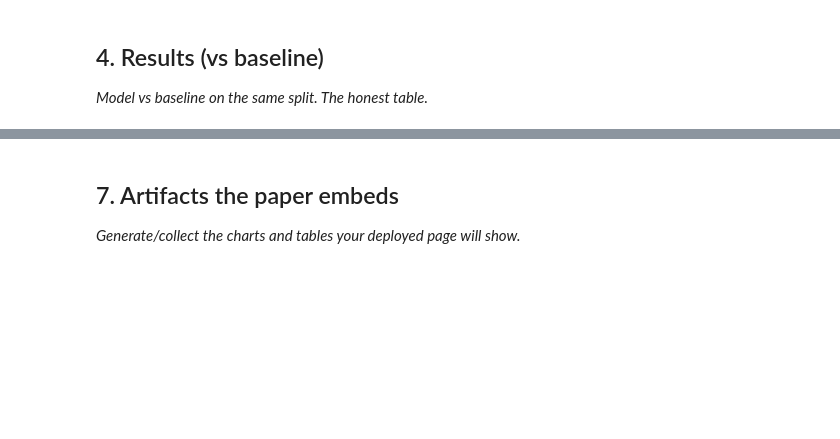
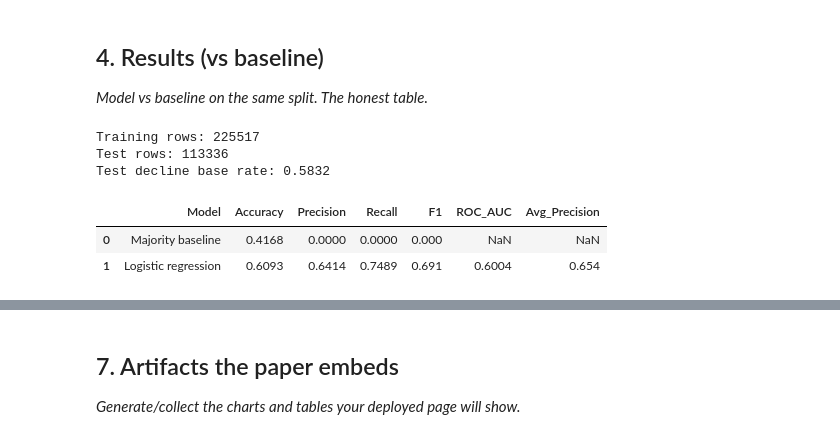
Before and after one commit to Jaivarshini-06/flyrank-ml-internship-jaivarshini, a Jupyter notebook: work/notebooks/capstone.ipynb, the cells around one changed output, grey strips where cells are left out. Drawn from its saved outputs; the diff is of its cells as text; code cells hidden in the pictures; blank space fills up the shorter version.

```diff
--- a/work/notebooks/capstone.ipynb
+++ b/work/notebooks/capstone.ipynb
@@ -250,3 +433,72 @@ First 3 rows:
 ## 4. Results (vs baseline)
 
 *Model vs baseline on the same split. The honest table.*
+# %%
+from sklearn.compose import ColumnTransformer
+from sklearn.pipeline import make_pipeline
+from sklearn.impute import SimpleImputer
+from sklearn.preprocessing import StandardScaler
+from sklearn.linear_model import LogisticRegression
+from sklearn.metrics import (
+    accuracy_score, precision_score, recall_score,
+    f1_score, roc_auc_score, average_precision_score
+)
+import pandas as pd
+import numpy as np
+
+# Features available in the current month only
+features = [
+    "current_impressions",
+    "current_clicks",
+    "current_position",
+    "current_available_days",
+]
+
+train = model_data[model_data["feature_month"].isin(["2026-03", "2026-04"])].copy()
+test = model_data[model_data["feature_month"] == "2026-05"].copy()
+
+X_train, y_train = train[features], train["decline_next_month"]
+X_test, y_test = test[features], test["decline_next_month"]
+
+model = make_pipeline(
+    SimpleImputer(strategy="median"),
+    StandardScaler(),
+    LogisticRegression(max_iter=500, class_weight="balanced", random_state=42)
+)
+model.fit(X_train, y_train)
+
+probs = model.predict_proba(X_test)[:, 1]
+preds = (probs >= 0.5).astype(int)
+
+# Majority-class baseline
+majority_pred = np.full(len(y_test), int(y_train.mean() >= 0.5))
+
+def metrics(name, actual, predicted, score=None):
+    result = {
+        "Model": name,
+        "Accuracy": accuracy_score(actual, predicted),
+        "Precision": precision_score(actual, predicted, zero_division=0),
+        "Recall": recall_score(actual, predicted, zero_division=0),
+        "F1": f1_score(actual, predicted, zero_division=0),
+    }
+    if score is not None:
+        result["ROC_AUC"] = roc_auc_score(actual, score)
+        result["Avg_Precision"] = average_precision_score(actual, score)
+    return result
+
+results = pd.DataFrame([
+    metrics("Majority baseline", y_test, majority_pred),
+    metrics("Logistic regression", y_test, preds, probs),
+])
+
+print("Training rows:", len(train))
+print("Test rows:", len(test))
+print("Test decline base rate:", round(y_test.mean(), 4))
+display(results.round(4))
+# %% [output]
+Training rows: 225517
+Test rows: 113336
+Test decline base rate: 0.5832
+|  | Model | Accuracy | Precision | Recall | F1 | ROC_AUC | Avg_Precision |
+| 0 | Majority baseline | 0.4168 | 0.0000 | 0.0000 | 0.000 | NaN | NaN |
+| 1 | Logistic regression | 0.6093 | 0.6414 | 0.7489 | 0.691 | 0.6004 | 0.654 |
```
Also changed, not shown: parts of 16 cells of this notebook.
